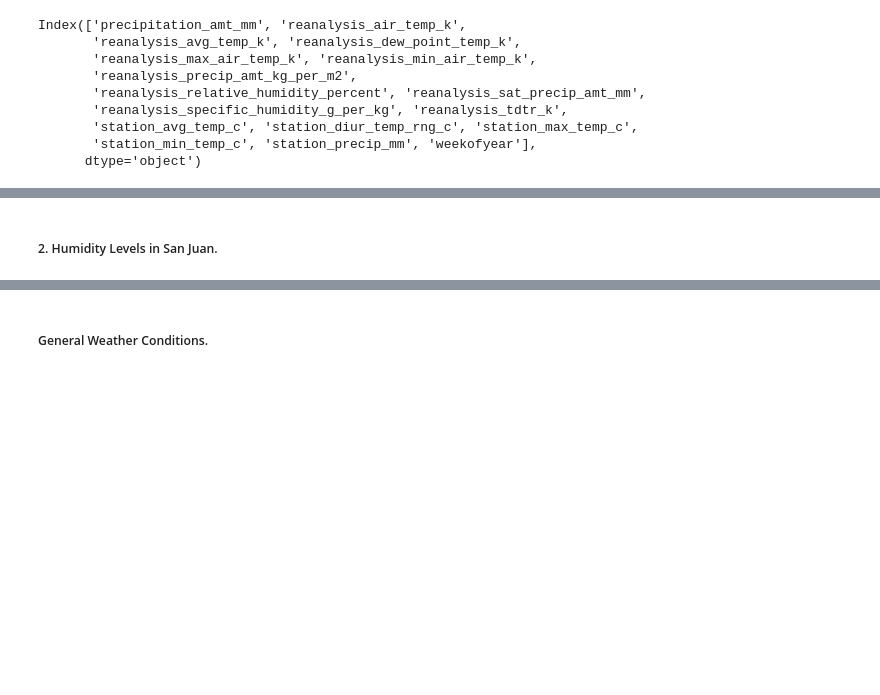
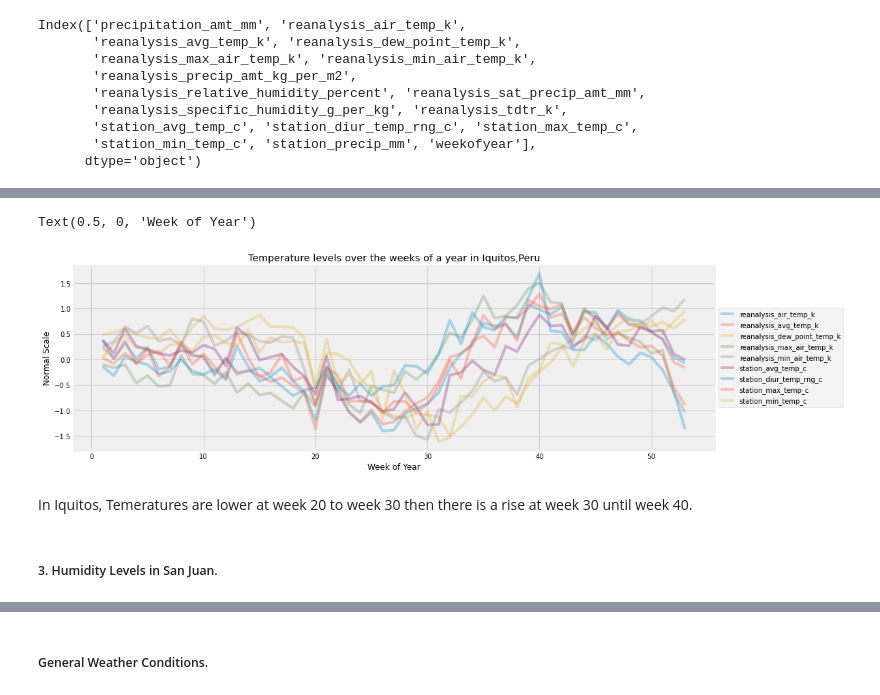
Before and after one commit to Mjcherono/Predicting-Disease-Spread, a Jupyter notebook: dengue.ipynb, the cells around one changed output, grey strips where cells are left out. Cells and saved outputs as stored; diff of their text form; code cells hidden in the pictures; blank space fills up the shorter version.

```diff
--- a/dengue.ipynb
+++ b/dengue.ipynb
@@ -769,2 +788,19 @@ Index(['precipitation_amt_mm', 'reanalysis_air_temp_k',
+# %%
+#selecting columns
+temp_iq = scaled_iq.iloc[:,[1,2,3,4,5,11,12,13,14,16]]
+
+plt.subplots(figsize=(15, 5))
+
+for i in (temp_iq.columns[0:9]):
+  temp_iq.groupby('weekofyear')[i].mean().plot(alpha=0.3)
+plt.legend(loc='center left', bbox_to_anchor=(1, 0.5))
+plt.title('Temperature levels over the weeks of a year in Iquitos,Peru')
+plt.ylabel('Normal Scale')
+plt.xlabel('Week of Year')
+# %% [output]
+Text(0.5, 0, 'Week of Year')
+[figure, added]
+# %% [markdown]
+In Iquitos, Temeratures are lower at week 20 to week 30 then there is a rise at week 30 until week 40.
 # %% [markdown]
-##### 2. Humidity Levels in San Juan.
+##### 3. Humidity Levels in San Juan.
```
Also changed, not shown: parts of 8 cells of this notebook.
